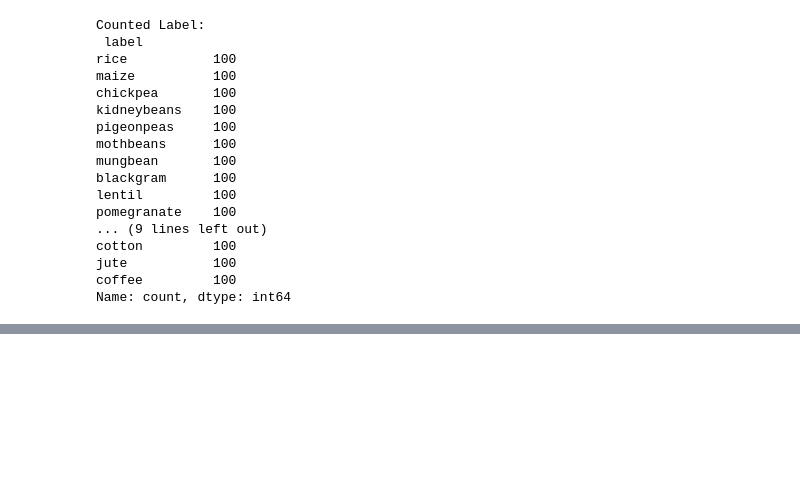
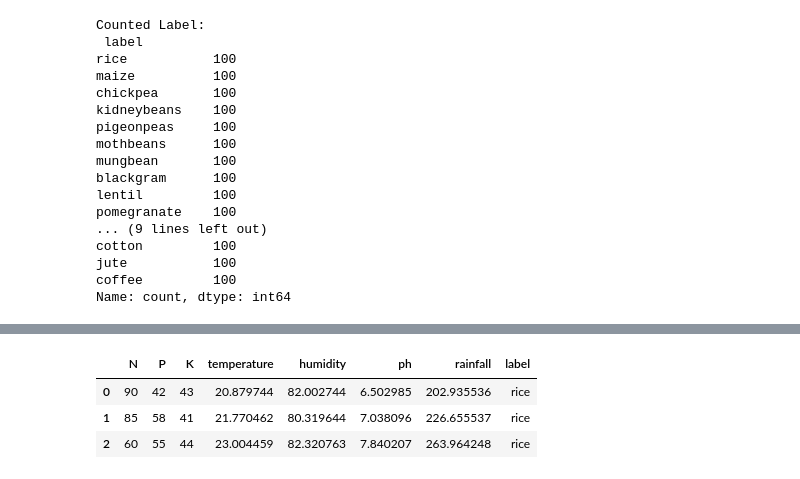
Before and after one commit to maulikcmr05/Crop-Recommendation-Project, a Jupyter notebook: CropRecommendation.ipynb, the cells around one changed output, grey strips where cells are left out. Saved outputs shown, nothing was run; the diff lists cells and outputs as text; code cells hidden in the pictures; blank space fills up the shorter version.

```diff
--- a/CropRecommendation.ipynb
+++ b/CropRecommendation.ipynb
@@ -137,0 +147,7 @@ plt.show()
+# %%
+df.head(3)
+# %% [output]
+|  | N | P | K | temperature | humidity | ph | rainfall | label |
+| 0 | 90 | 42 | 43 | 20.879744 | 82.002744 | 6.502985 | 202.935536 | rice |
+| 1 | 85 | 58 | 41 | 21.770462 | 80.319644 | 7.038096 | 226.655537 | rice |
+| 2 | 60 | 55 | 44 | 23.004459 | 82.320763 | 7.840207 | 263.964248 | rice |
```
Also changed, not shown: parts of 21 cells of this notebook, 8 other files.
